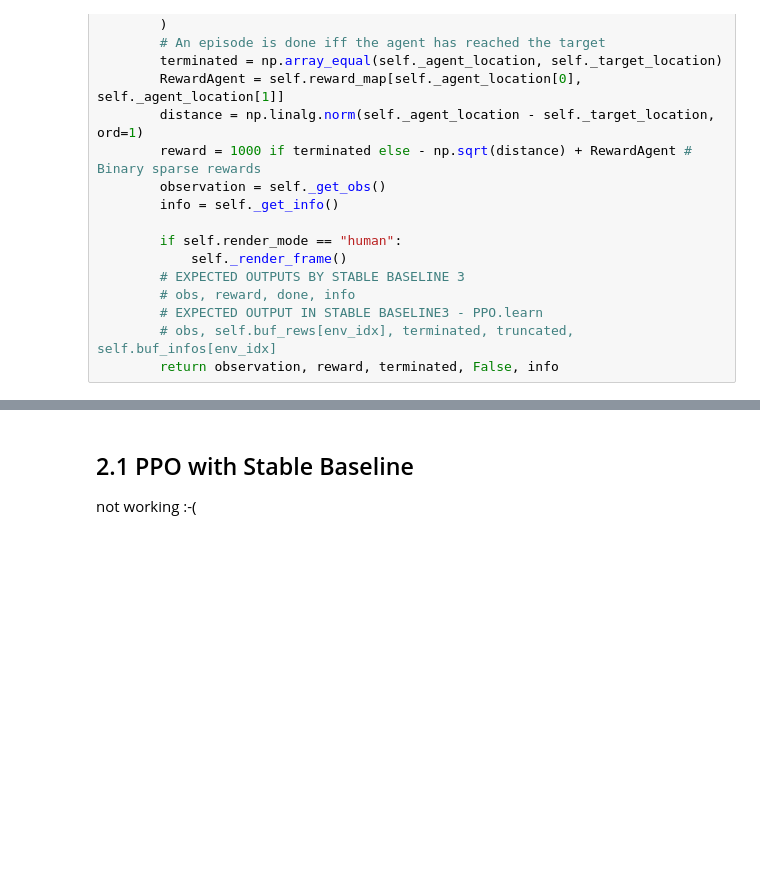
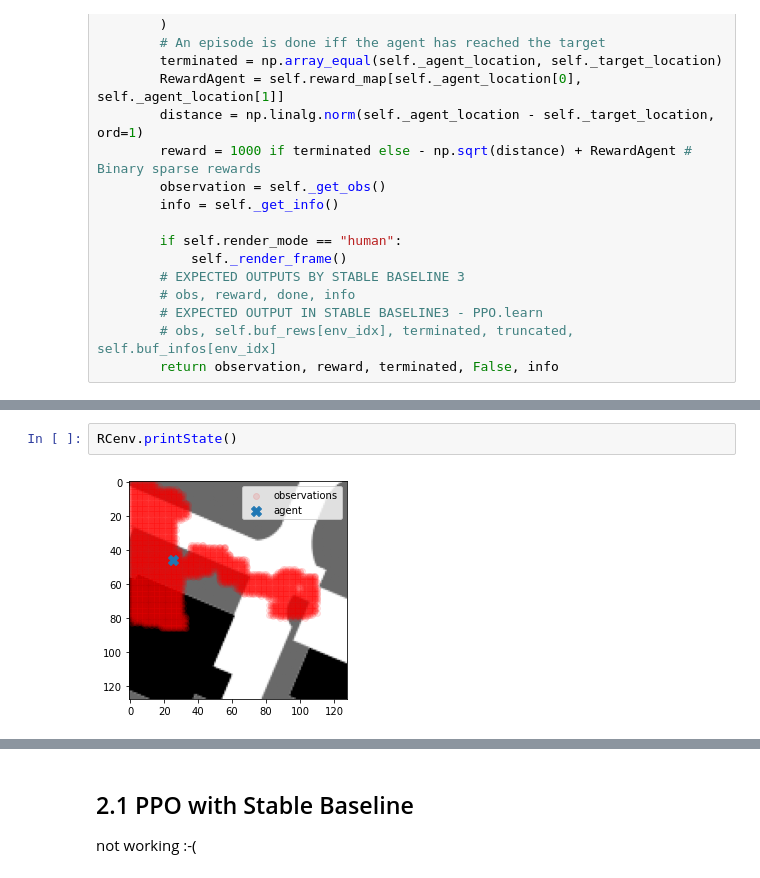
Before and after one commit to neithangurthang/SyntheticCities, a Jupyter notebook: notebooks/01 ReinforcementLearningExperiment.ipynb, the cells around one changed output, grey strips where cells are left out. Cells and saved outputs as stored; diff of their text form; blank space fills up the shorter version.

```diff
--- a/notebooks/01 ReinforcementLearningExperiment.ipynb
+++ b/notebooks/01 ReinforcementLearningExperiment.ipynb
@@ -805,0 +936,4 @@ OrderedDict([('agent', array([83, 43])), ('target', array([16, 92]))])
+# %%
+RCenv.printState()
+# %% [output]
+[figure, added]
```
Also changed, not shown: parts of 29 cells of this notebook, 1 other file.
